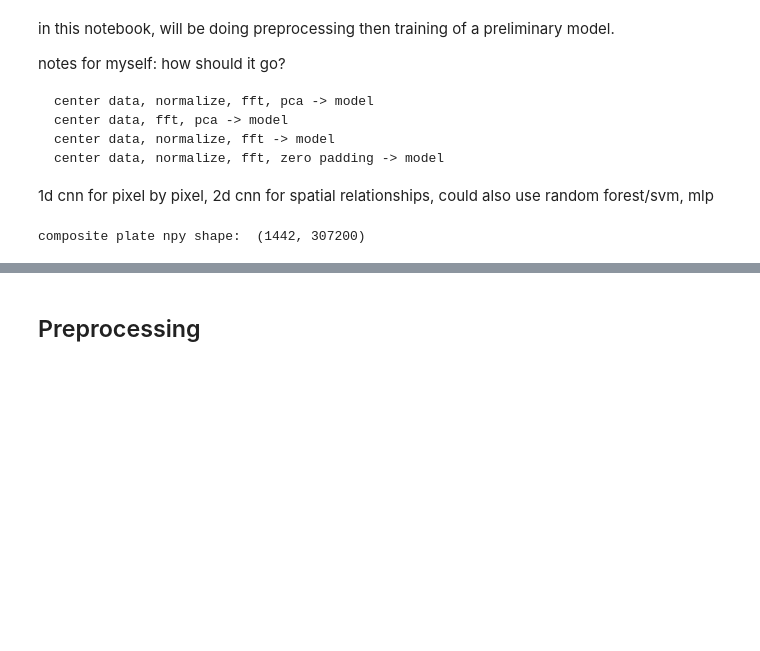
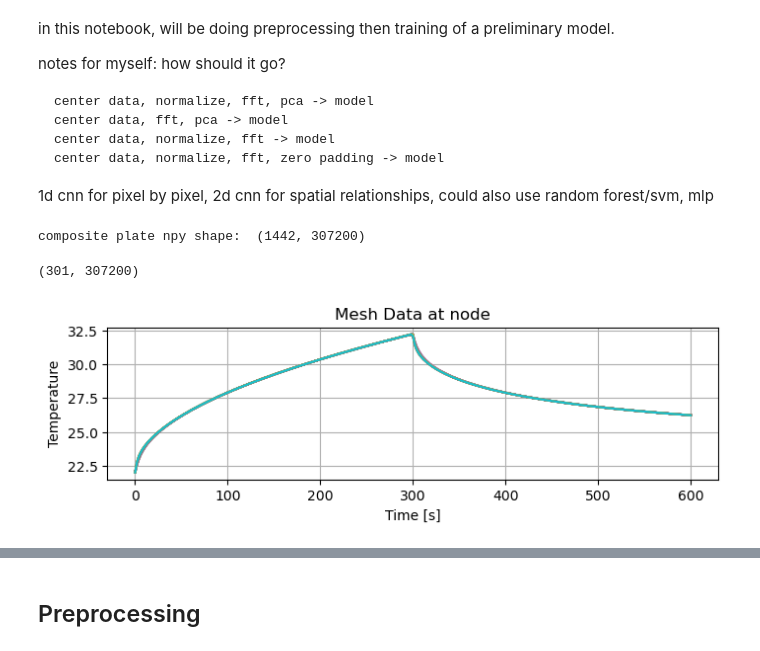
Before and after one commit to lvburik/TeamInternship, a Jupyter notebook: Preprocessing/model_training.ipynb, the cells around one changed output, grey strips where cells are left out. Cells and saved outputs as stored; diff of their text form; code cells hidden in the pictures; blank space fills up the shorter version.

```diff
--- a/Preprocessing/model_training.ipynb
+++ b/Preprocessing/model_training.ipynb
@@ -34,2 +35,47 @@ t = np.linspace(0.5, 1443*0.5, 1443) # The data was extracted at a frequency of
 # %% [output]
 composite plate npy shape:  (1442, 307200)
+# %%
+# define path to interpolated MATLAB simulation data
+path = "/Users/kelseypenners/Library/CloudStorage/OneDrive-TUEindhoven/Leonetti, Davide's files - Project Folder/Data/SimulationData/homogenious_heat_flux_1.csv"
+path2 = "/Users/kelseypenners/Library/CloudStorage/OneDrive-TUEindhoven/Leonetti, Davide's files - Project Folder/Data/SimulationData/homogenious_heat_flux_16.csv"
+
+path = "/Users/kelseypenners/Library/CloudStorage/OneDrive-TUEindhoven/Leonetti, Davide's files - Project Folder/Data/SimulationImageData/InterpolatedData/homogenious_heat_flux_1.npy"
+path2 = "/Users/kelseypenners/Library/CloudStorage/OneDrive-TUEindhoven/Leonetti, Davide's files - Project Folder/Data/SimulationImageData/InterpolatedData/homogenious_heat_flux_16.npy"
+
+# load interpolated MATLAB simulation data
+exp_data = np.load(path)
+exp2_data = np.load(path2)
+
+"""exp_data = pd.read_csv(path)
+exp2_data = pd.read_csv(path2)"""
+t = np.linspace(0, 600, 301)
+print(exp_data.shape)
+# %% [output]
+(301, 307200)
+# %%
+
+# extract coordinates and temperatures
+x = exp_data['X'].values  # x-coordinates of nodes
+y = exp_data['Y'].values  # y-coordinates of nodes
+temperatures = exp_data.iloc[:, 4:].values  # temperature of nodes
+num_time_steps = temperatures.shape[1]
+
+# extract coordinates and temperatures
+x2 = exp2_data['X'].values  # x-coordinates of nodes
+y2 = exp2_data['Y'].values  # y-coordinates of nodes
+temperatures2 = exp2_data.iloc[:, 4:].values  # temperature of nodes
+# %%
+nodes = np.random.choice(8481, 10)
+plt.figure(figsize=(8,2))
+for node_id in nodes:
+    node_temp = temperatures[node_id]
+    node_temp2 = temperatures2[node_id]
+    plt.plot(t, node_temp)
+    plt.plot(t, node_temp2)
+plt.xlabel('Time [s]')
+plt.ylabel('Temperature')
+plt.grid('on')
+plt.title(f"Mesh Data at node")
+plt.show()
+# %% [output]
+[figure, added]
```
Also changed, not shown: parts of 7 cells of this notebook, 3 other files.
